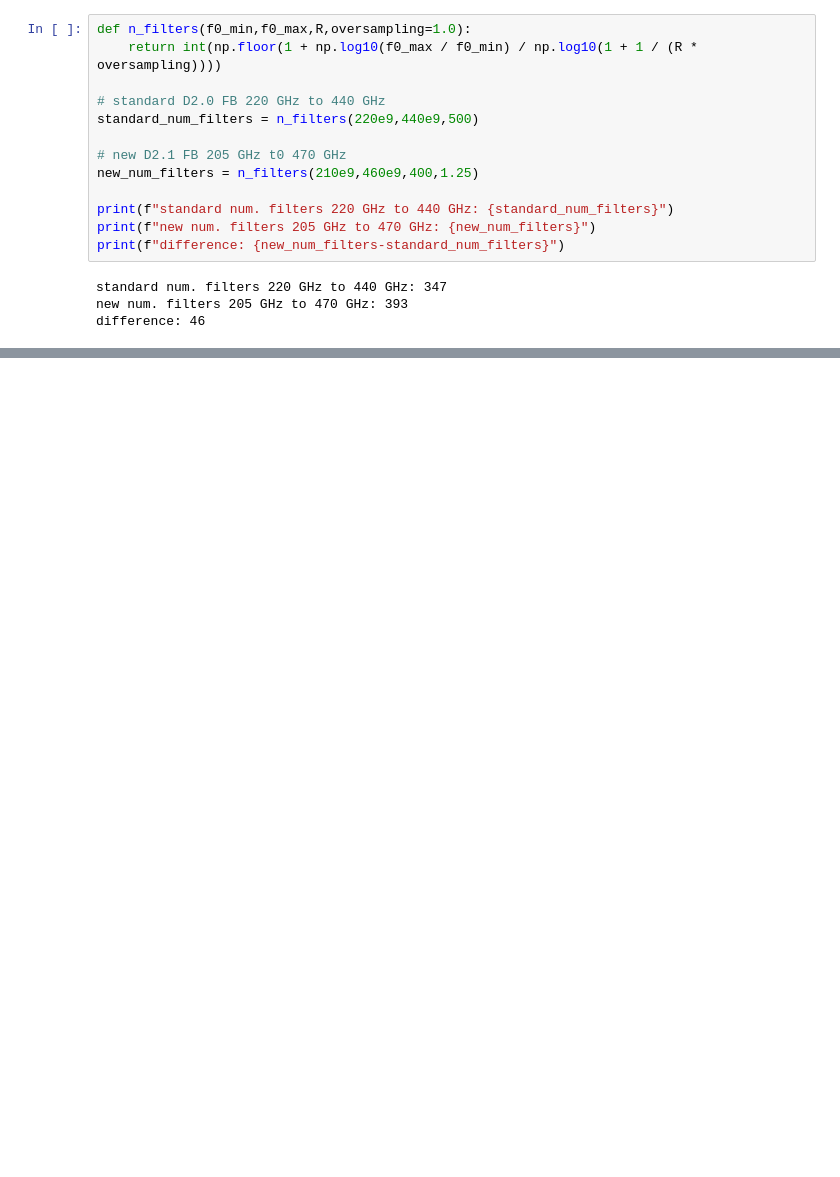
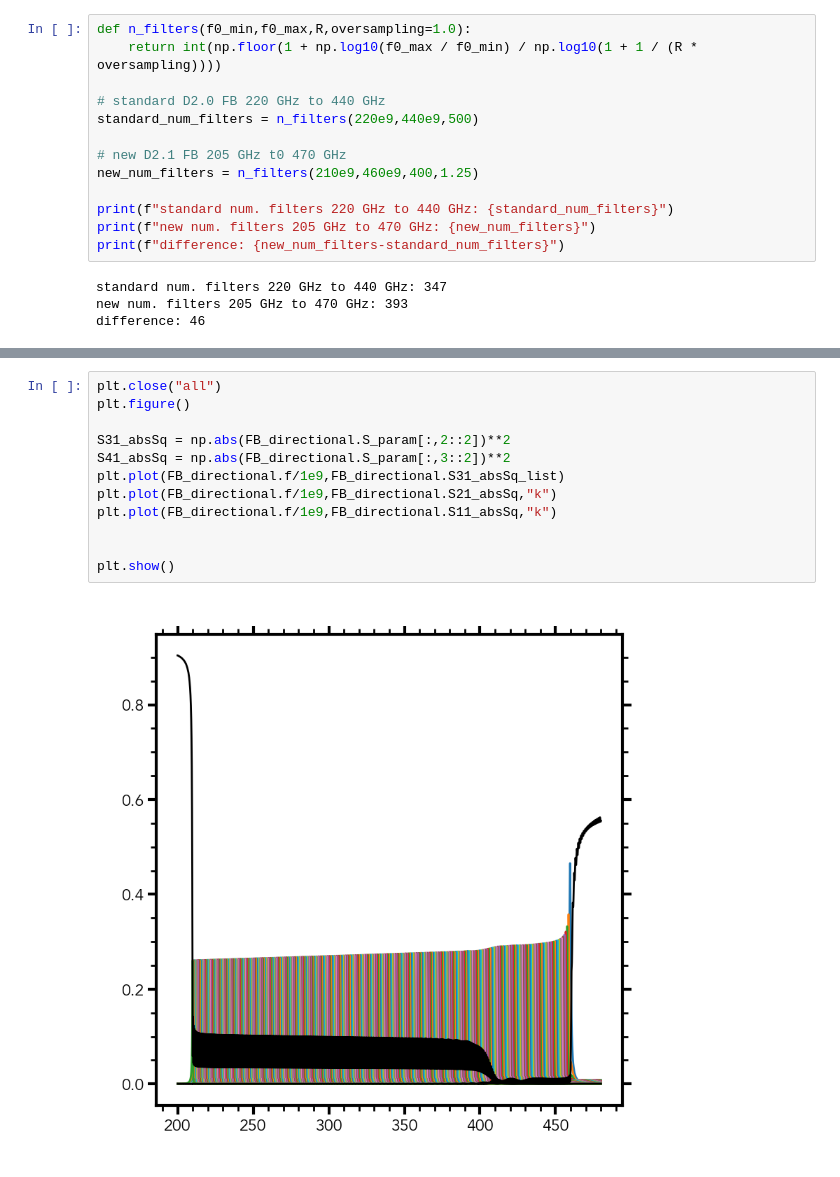
Before and after one commit to LouisMarting/filterbank-performance, a Jupyter notebook: scripts/DESHIMA/DESHIMA2.1_design.ipynb, the cells around one changed output, grey strips where cells are left out. Cells and saved outputs as stored; diff of their text form; blank space fills up the shorter version.

```diff
--- a/scripts/DESHIMA/DESHIMA2.1_design.ipynb
+++ b/scripts/DESHIMA/DESHIMA2.1_design.ipynb
@@ -325,0 +342,14 @@ meta NOT subset; don't know how to subset; dropped
+# %%
+plt.close("all")
+plt.figure()
+
+S31_absSq = np.abs(FB_directional.S_param[:,2::2])**2
+S41_absSq = np.abs(FB_directional.S_param[:,3::2])**2
+plt.plot(FB_directional.f/1e9,FB_directional.S31_absSq_list)
+plt.plot(FB_directional.f/1e9,FB_directional.S21_absSq,"k")
+plt.plot(FB_directional.f/1e9,FB_directional.S11_absSq,"k")
+
+
+plt.show()
+# %% [output]
+[figure, added]
```
Also changed, not shown: parts of 5 cells of this notebook, 2 other files.
